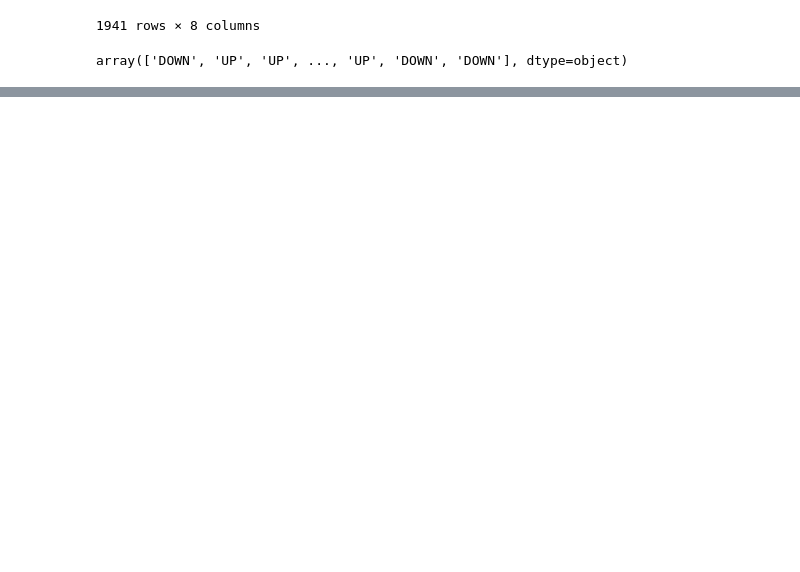
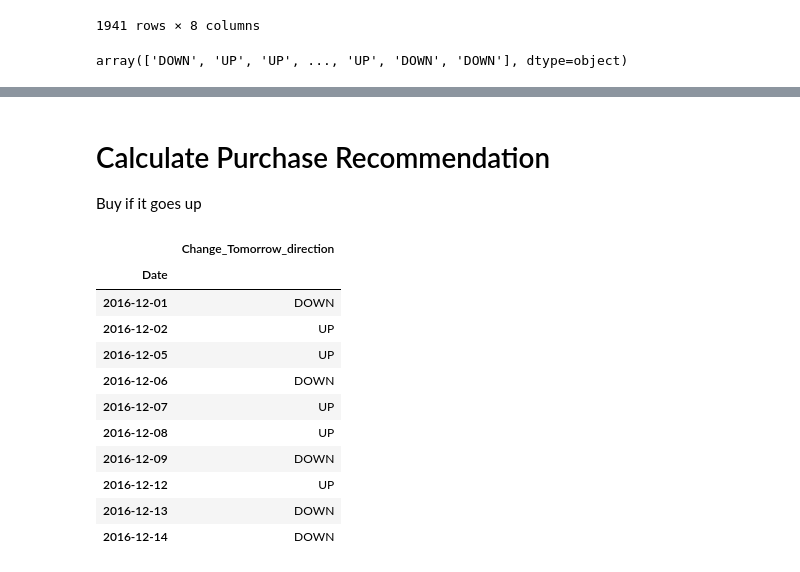
Before and after one commit to Ind-saurabh-kumar/ShareMarketPrice, a Jupyter notebook: Backtestiong_ML_Classification.ipynb, the cells around one changed output, grey strips where cells are left out. Cells and saved outputs as stored; diff of their text form; code cells hidden in the pictures; blank space fills up the shorter version.

```diff
--- a/Backtestiong_ML_Classification.ipynb
+++ b/Backtestiong_ML_Classification.ipynb
@@ -98,0 +143,20 @@ class ClassificatonUP(Strategy):
+# %% [markdown]
+# Calculate Purchase Recommendation
+
+
+Buy if it goes up
+# %%
+df[['Change_Tomorrow_direction']].head(10)
+# %% [output]
+|  | Change_Tomorrow_direction |
+| Date |  |
+| 2016-12-01 | DOWN |
+| 2016-12-02 | UP |
+| 2016-12-05 | UP |
+| 2016-12-06 | DOWN |
+| 2016-12-07 | UP |
+| 2016-12-08 | UP |
+| 2016-12-09 | DOWN |
+| 2016-12-12 | UP |
+| 2016-12-13 | DOWN |
+| 2016-12-14 | DOWN |
```
Also changed, not shown: parts of 18 cells of this notebook.
